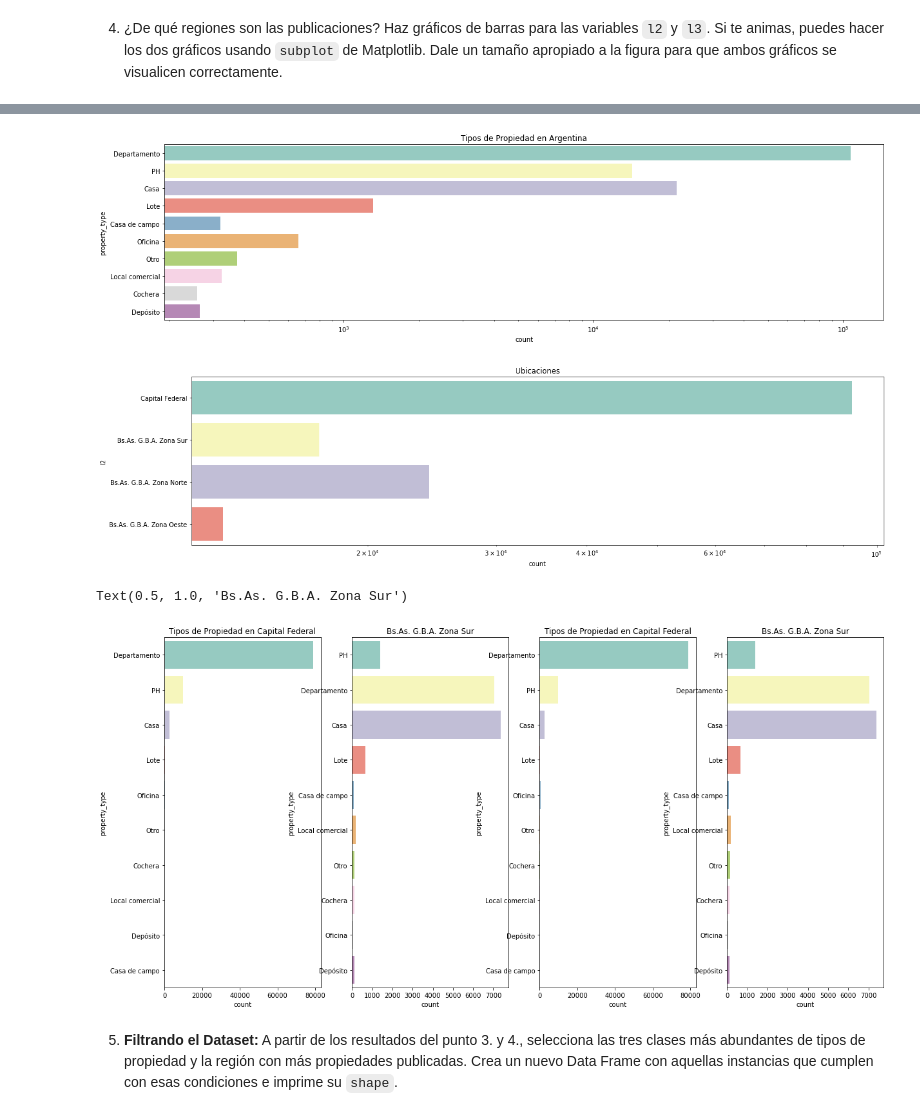
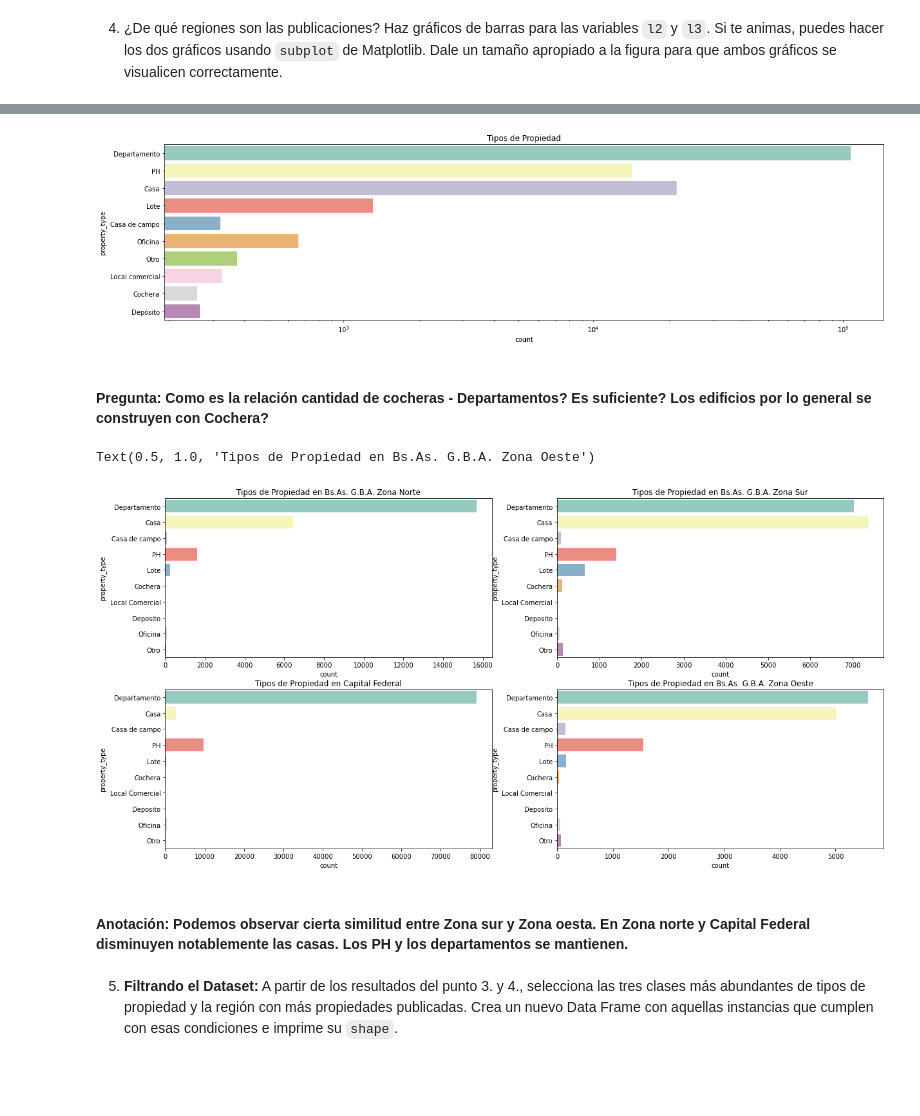
Before and after one commit to franpossetto/Acamica-DataScience-Sprint01, a Jupyter notebook: DS_Proyecto_01.ipynb, the cells around one changed output, grey strips where cells are left out. Cells and saved outputs as stored; diff of their text form; code cells hidden in the pictures; blank space fills up the shorter version.

Commit message:
Add count plots to know how is the property distribution

```diff
--- a/DS_Proyecto_01.ipynb
+++ b/DS_Proyecto_01.ipynb
@@ -140,38 +158,33 @@ dtype: int64
 # %%
-# 4.1 Tipos de propiedades en
+# 4.1 Tipos de propiedades
 fig, ax = plt.subplots(figsize=(20, 5))
-
 a = sns.countplot(data= dataset, y="property_type", palette="Set3")
-a.set_title('Tipos de Propiedad en Argentina')
+a.set_title('Tipos de Propiedad')
 a.set_xscale("log")
 # %% [output]
-[figure, old version]
+[figure, new version]
-# %%
-# 4.1 Tipos de propiedades en
-fig, ax = plt.subplots(figsize=(20, 5))
-
-a = sns.countplot(data= dataset, y="l2", palette="Set3")
-a.set_title('Ubicaciones')
-a.set_xscale("log")
-# %% [output]
-[figure, removed]
+# %% [markdown]
+#### Pregunta: Como es la relación cantidad de cocheras - Departamentos? Es suficiente? Los edificios por lo general se construyen con Cochera?
 # %%
-fig, ax = plt.subplots(1,4, figsize=(20, 10))
+# 4.1 Tipos de propiedades en cada ubicacion
+fig, ax = plt.subplots(2,2, figsize=(20, 10))
+order = ['Departamento', 'Casa', 'Casa de campo', 'PH', 'Lote','Cochera','Local Comercial','Deposito','Oficina','Otro']
+a = sns.countplot(data = dataset[dataset.l2 == "Bs.As. G.B.A. Zona Norte"],y="property_type", palette="Set3",ax=ax[0,0], order=order)
+a.set_title('Tipos de Propiedad en Bs.As. G.B.A. Zona Norte')
 
-a = sns.countplot(data = dataset[dataset.l2 == "Capital Federal"],y="property_type", palette="Set3",ax=ax[0])
-a.set_title('Tipos de Propiedad en Capital Federal')
+b = sns.countplot(data = dataset[dataset.l2 == "Bs.As. G.B.A. Zona Sur"],y="property_type", palette="Set3",ax=ax[0,1], order=order)
+b.set_title('Tipos de Propiedad en Bs.As. G.B.A. Zona Sur')
 
-b = sns.countplot(data = dataset[dataset.l2 == "Bs.As. G.B.A. Zona Sur"],y="property_type", palette="Set3",ax=ax[1])
-b.set_title('Bs.As. G.B.A. Zona Sur')
-
-c = sns.countplot(data = dataset[dataset.l2 == "Capital Federal"],y="property_type", palette="Set3",ax=ax[2])
+c = sns.countplot(data = dataset[dataset.l2 == "Capital Federal"],y="property_type", palette="Set3",ax=ax[1,0], order=order)
 c.set_title('Tipos de Propiedad en Capital Federal')
 
-d = sns.countplot(data = dataset[dataset.l2 == "Bs.As. G.B.A. Zona Sur"],y="property_type", palette="Set3",ax=ax[3])
-d.set_title('Bs.As. G.B.A. Zona Sur')
+d = sns.countplot(data = dataset[dataset.l2 == "Bs.As. G.B.A. Zona Oeste"],y="property_type", palette="Set3",ax=ax[1,1], order=order)
+d.set_title('Tipos de Propiedad en Bs.As. G.B.A. Zona Oeste')
 # %% [output]
-Text(0.5, 1.0, 'Bs.As. G.B.A. Zona Sur')
+Text(0.5, 1.0, 'Tipos de Propiedad en Bs.As. G.B.A. Zona Oeste')
-[figure, old version]
+[figure, new version]
+# %% [markdown]
+#### Anotación: Podemos observar cierta similitud entre Zona sur y Zona oesta. En Zona norte y Capital Federal disminuyen notablemente las casas. Los PH y los departamentos se mantienen.
 # %% [markdown]
 5. **Filtrando el Dataset:** A partir de los resultados del punto 3. y 4., selecciona las tres clases más abundantes de tipos de propiedad y la región con más propiedades publicadas. Crea un nuevo Data Frame con aquellas instancias que cumplen con esas condiciones e imprime su `shape`.
 # %%
```
Also changed, not shown: parts of 3 cells of this notebook.
